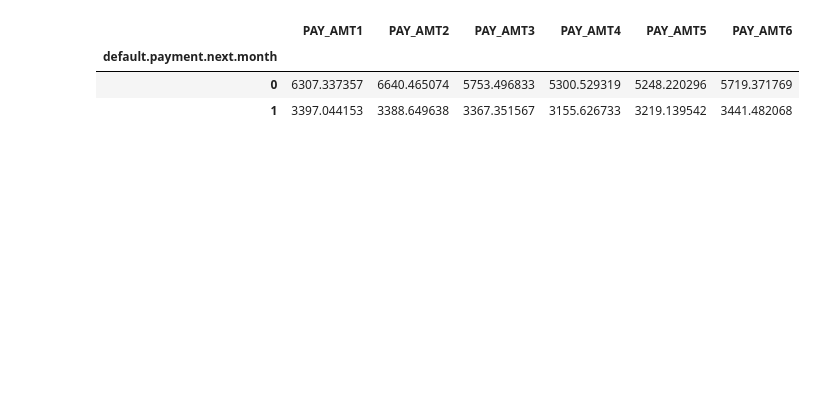
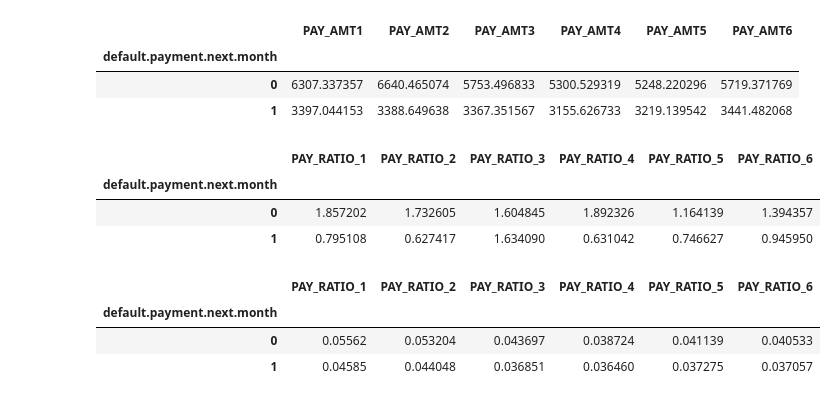
Before and after one commit to Jofregf/Credit-Risk, a Jupyter notebook: notebooks/eda.ipynb, the cells around one changed output. Cells and saved outputs as stored; diff of their text form; code cells hidden in the pictures; blank space fills up the shorter version.

Commit message:
change README.md & eda.ipynb (add ratio pay/bill)

```diff
--- a/notebooks/eda.ipynb
+++ b/notebooks/eda.ipynb
@@ -203,3 +203,29 @@ risk.groupby("default.payment.next.month")[pay_cols].mean()
 | default.payment.next.month |  |  |  |  |  |  |
 | 0 | 6307.337357 | 6640.465074 | 5753.496833 | 5300.529319 | 5248.220296 | 5719.371769 |
 | 1 | 3397.044153 | 3388.649638 | 3367.351567 | 3155.626733 | 3219.139542 | 3441.482068 |
+# %%
+import numpy as np
+
+for i in range(1, 7):
+    risk[f"PAY_RATIO_{i}"] = np.where(
+        risk[f"BILL_AMT{i}"] > 0,
+        risk[f"PAY_AMT{i}"] / risk[f"BILL_AMT{i}"],
+        0
+    )
+# %%
+ratio_cols = [f"PAY_RATIO_{i}" for i in range(1, 7)]
+risk.groupby("default.payment.next.month")[ratio_cols].mean()
+# %% [output]
+|  | PAY_RATIO_1 | PAY_RATIO_2 | PAY_RATIO_3 | PAY_RATIO_4 | PAY_RATIO_5 | PAY_RATIO_6 |
+| default.payment.next.month |  |  |  |  |  |  |
+| 0 | 1.857202 | 1.732605 | 1.604845 | 1.892326 | 1.164139 | 1.394357 |
+| 1 | 0.795108 | 0.627417 | 1.634090 | 0.631042 | 0.746627 | 0.945950 |
+# %%
+# Because we need to reduce the impact of outliers, we will use the median.
+
+risk.groupby("default.payment.next.month")[ratio_cols].median()
+# %% [output]
+|  | PAY_RATIO_1 | PAY_RATIO_2 | PAY_RATIO_3 | PAY_RATIO_4 | PAY_RATIO_5 | PAY_RATIO_6 |
+| default.payment.next.month |  |  |  |  |  |  |
+| 0 | 0.05562 | 0.053204 | 0.043697 | 0.038724 | 0.041139 | 0.040533 |
+| 1 | 0.04585 | 0.044048 | 0.036851 | 0.036460 | 0.037275 | 0.037057 |
```
Also changed, not shown: 1 other file.
